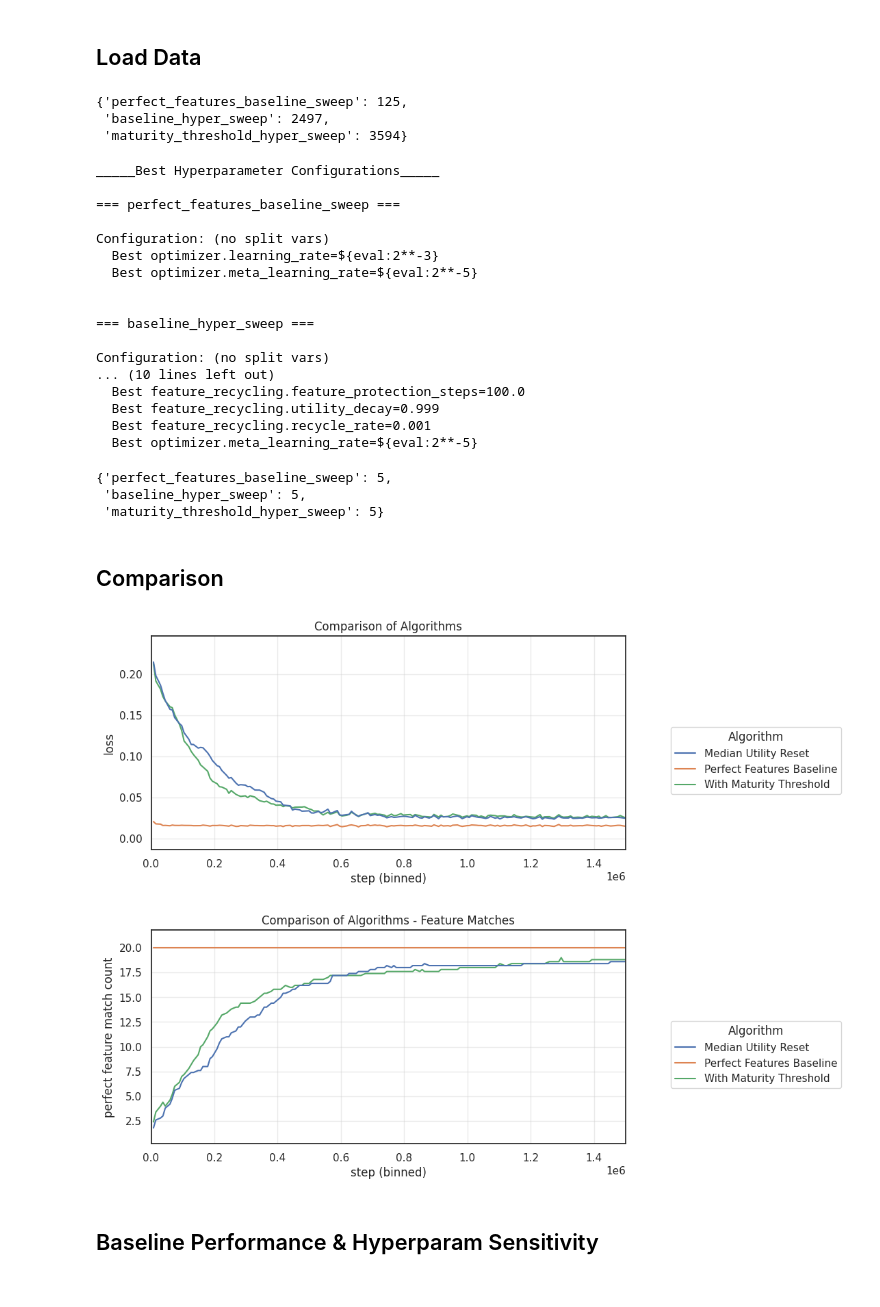
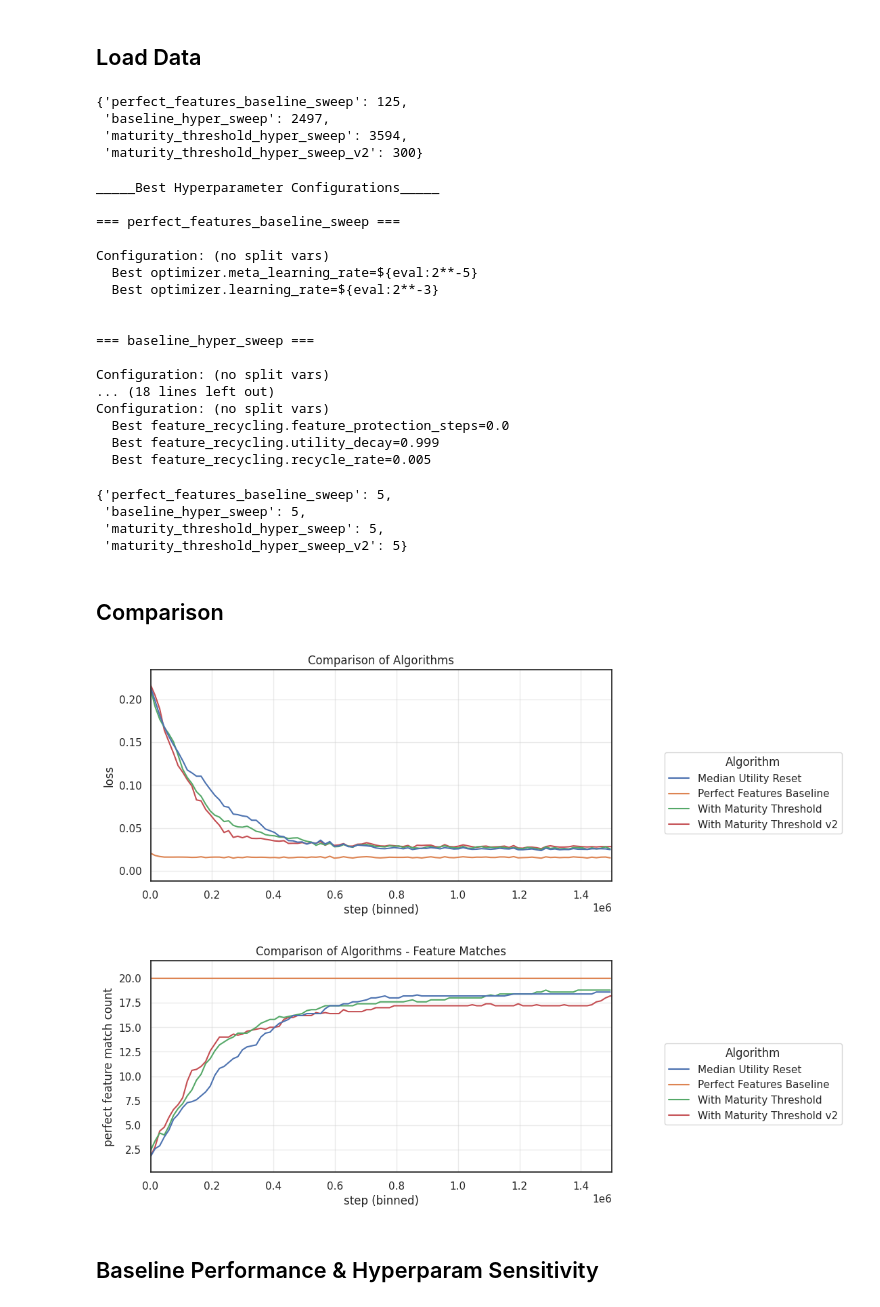
Before and after one commit to ejmejm/phd_research, a Jupyter notebook: phd/feature_search/analysis/paper_part_1_v1/ns_autostep_and_search_redone.ipynb, the cells around one changed output. Cells and saved outputs as stored; diff of their text form; code cells hidden in the pictures.

Commit message:
New round of feature maturity sweeps

```diff
--- a/phd/feature_search/analysis/paper_part_1_v1/ns_autostep_and_search_redone.ipynb
+++ b/phd/feature_search/analysis/paper_part_1_v1/ns_autostep_and_search_redone.ipynb
@@ -21,7 +21,7 @@ sns.set_theme('notebook', 'white')
 # %%
 save_path = 'figures/'
 config_data_path = 'data/ns-autostep-feature-search-hyper-sweep_params.csv'
-run_data_path = f'data/ns-autostep-feature-search-hyper-sweep_metrics.csv'
+run_data_path = 'data/ns-autostep-feature-search-hyper-sweep_metrics.csv'
 
 config_dfs, run_dfs = load_experiment_data(config_data_path, run_data_path)
 del config_dfs[np.nan], run_dfs[np.nan]
@@ -29,7 +29,8 @@ del config_dfs[np.nan], run_dfs[np.nan]
 # %% [output]
 {'perfect_features_baseline_sweep': 125,
  'baseline_hyper_sweep': 2497,
- 'maturity_threshold_hyper_sweep': 3594}
+ 'maturity_threshold_hyper_sweep': 3594,
+ 'maturity_threshold_hyper_sweep_v2': 300}
 # %%
 print("_____Best Hyperparameter Configurations_____")
 best_config_dfs, best_run_dfs = get_best_ablation_values(config_dfs, run_dfs)
@@ -40,21 +41,22 @@ _____Best Hyperparameter Configurations_____
 === perfect_features_baseline_sweep ===
 
 Configuration: (no split vars)
+  Best optimizer.meta_learning_rate=${eval:2**-5}
   Best optimizer.learning_rate=${eval:2**-3}
-  Best optimizer.meta_learning_rate=${eval:2**-5}
 
 
 === baseline_hyper_sweep ===
 
 Configuration: (no split vars)
-... (10 lines left out)
-  Best feature_recycling.feature_protection_steps=100.0
+... (18 lines left out)
+Configuration: (no split vars)
+  Best feature_recycling.feature_protection_steps=0.0
   Best feature_recycling.utility_decay=0.999
-  Best feature_recycling.recycle_rate=0.001
-  Best optimizer.meta_learning_rate=${eval:2**-5}
+  Best feature_recycling.recycle_rate=0.005
 {'perfect_features_baseline_sweep': 5,
  'baseline_hyper_sweep': 5,
- 'maturity_threshold_hyper_sweep': 5}
+ 'maturity_threshold_hyper_sweep': 5,
+ 'maturity_threshold_hyper_sweep_v2': 5}
 # %% [markdown]
 ## Comparison
 # %%
@@ -62,38 +64,41 @@ combined_run_df = pd.concat(list(best_run_dfs.values()))
 combined_config_df = pd.concat(list(best_config_dfs.values()))
 
 algo_map = {
-    'baseline_hyper_sweep': "Median Utility Reset",
-    'maturity_threshold_hyper_sweep': "With Maturity Threshold",
-    'perfect_features_baseline_sweep': "Perfect Features Baseline"
+    'baseline_hyper_sweep': 'Median Utility Reset',
+    'maturity_threshold_hyper_sweep': 'With Maturity Threshold',
+    'maturity_threshold_hyper_sweep_v2': 'With Maturity Threshold v2',
+    'perfect_features_baseline_sweep': 'Perfect Features Baseline'
 }
 combined_config_df['algo'] = combined_config_df['sweep_name'].map(algo_map)
 
 plot_learning_curves(
     run_df = combined_run_df,
     config_df = combined_config_df,
     n_bins = 200,
     figsize = (8, 4),
     hue_col = 'algo',
     legend_title = 'Algorithm',
 )
+plt.xlim(0, 1_500_000)
 plt.title('Comparison of Algorithms')
 plt.show()
 
 plot_learning_curves(
     run_df = combined_run_df,
     config_df = combined_config_df,
     n_bins = 200,
     figsize = (8, 4),
     y_col = 'feature_match/perfect_match_count',
     y_label = 'perfect feature match count',
     hue_col = 'algo',
     legend_title = 'Algorithm',
 )
+plt.xlim(0, 1_500_000)
 plt.title('Comparison of Algorithms - Feature Matches')
 plt.show()
 # %% [output]
-[figure, old version]
+[figure, new version]
-[figure, old version]
+[figure, new version]
 # %% [markdown]
 ## Baseline Performance & Hyperparam Sensitivity
 # %%
```
Also changed, not shown: parts of 3 cells of this notebook, 2 other files.
